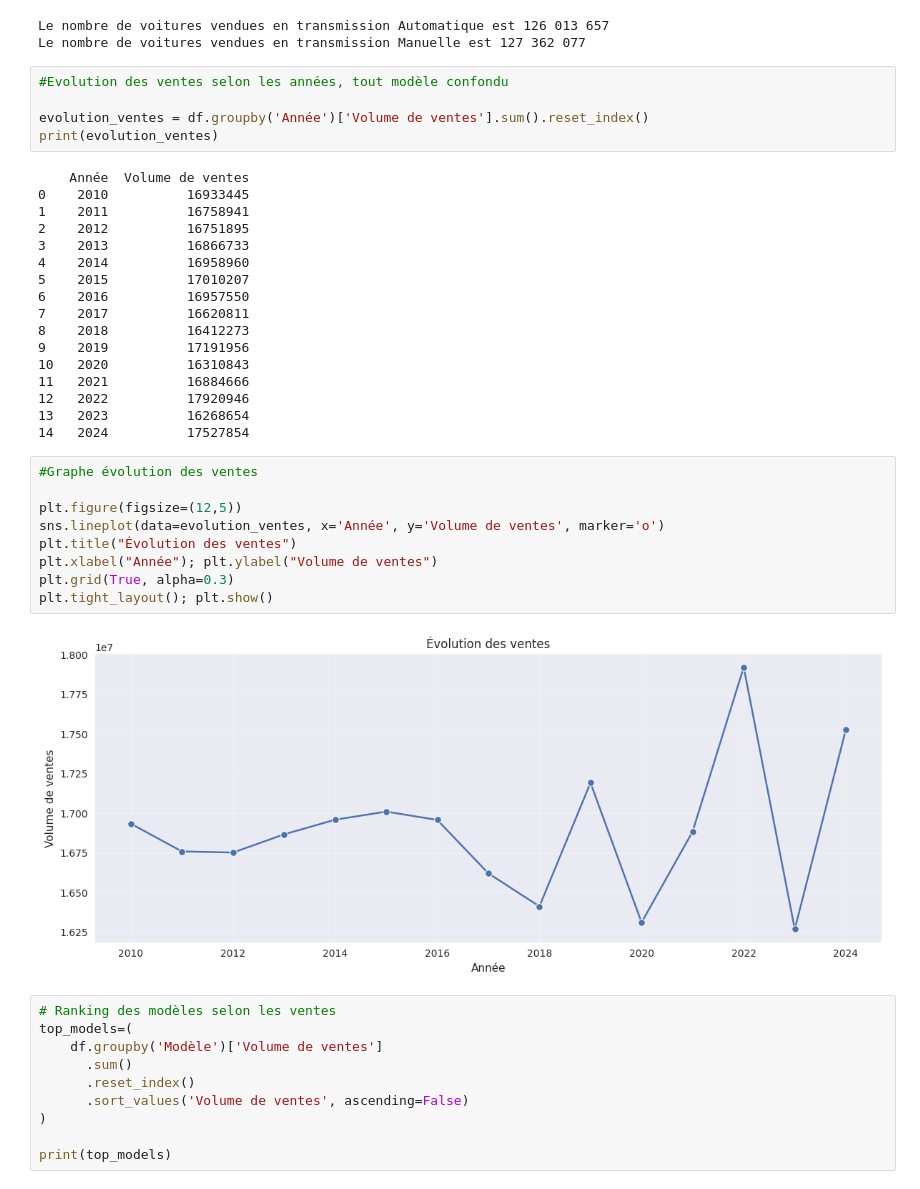
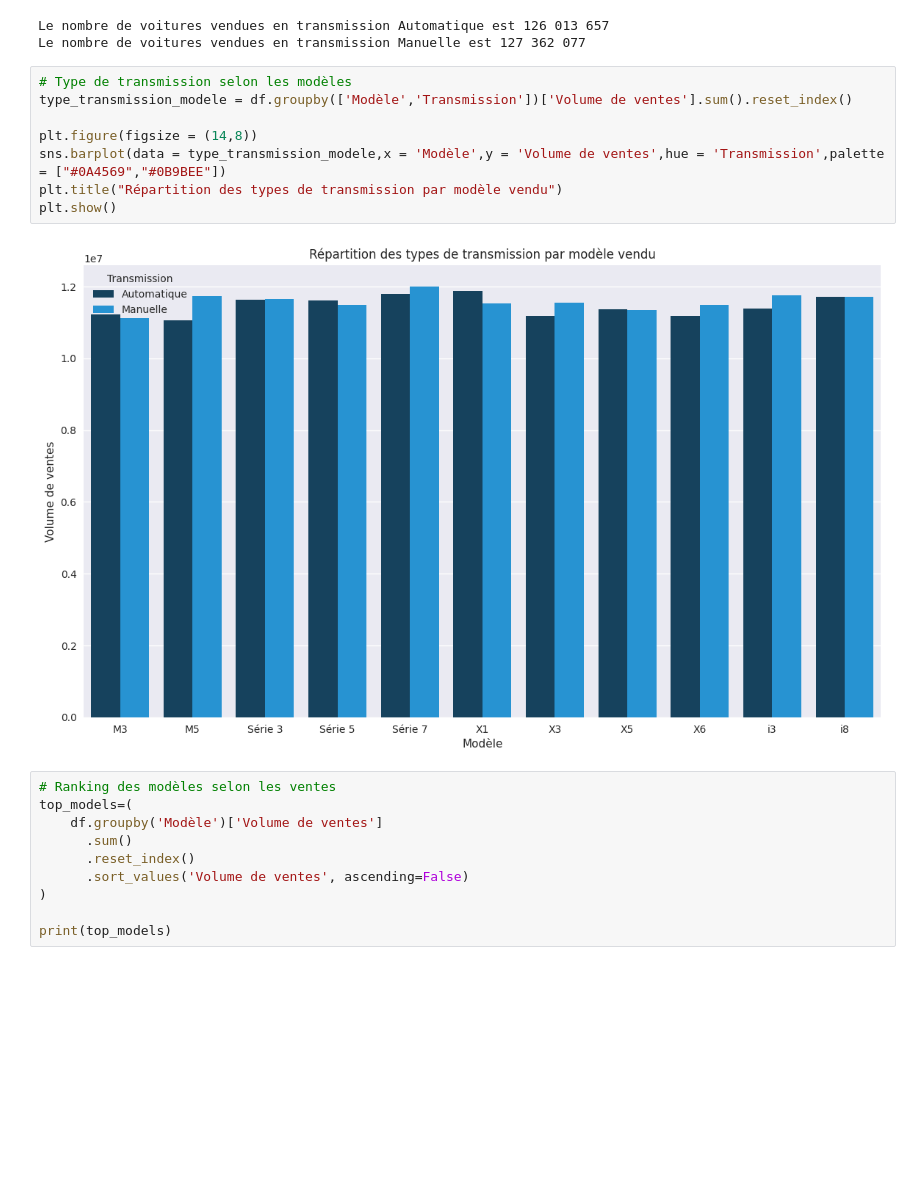
Before and after one commit to Nandaak96/BMW-Worldwide-Sales-Records-2010-2024-, a Jupyter notebook: Traitrement.ipynb, the cells around one changed output. Saved outputs shown, nothing was run; the diff lists cells and outputs as text; blank space fills up the shorter version.

```diff
--- a/Traitrement.ipynb
+++ b/Traitrement.ipynb
@@ -367,39 +423,16 @@ for trans in sorted(df['Transmission'].unique()):
 # %% [output]
 Le nombre de voitures vendues en transmission Automatique est 126 013 657
 Le nombre de voitures vendues en transmission Manuelle est 127 362 077
-# %%
-#Evolution des ventes selon les années, tout modèle confondu
-
-evolution_ventes = df.groupby('Année')['Volume de ventes'].sum().reset_index()
-print(evolution_ventes)
-# %% [output]
-    Année  Volume de ventes
-0    2010          16933445
-1    2011          16758941
-2    2012          16751895
-3    2013          16866733
-4    2014          16958960
-5    2015          17010207
-6    2016          16957550
-7    2017          16620811
-8    2018          16412273
-9    2019          17191956
-10   2020          16310843
-11   2021          16884666
-12   2022          17920946
-13   2023          16268654
-14   2024          17527854
-# %%
-#Graphe évolution des ventes
-
-plt.figure(figsize=(12,5))
-sns.lineplot(data=evolution_ventes, x='Année', y='Volume de ventes', marker='o')
-plt.title("Évolution des ventes")
-plt.xlabel("Année"); plt.ylabel("Volume de ventes")
-plt.grid(True, alpha=0.3)
-plt.tight_layout(); plt.show()
-# %% [output]
-[figure, removed]
+# %%
+# Type de transmission selon les modèles
+type_transmission_modele = df.groupby(['Modèle','Transmission'])['Volume de ventes'].sum().reset_index()
+
+plt.figure(figsize = (14,8))
+sns.barplot(data = type_transmission_modele,x = 'Modèle',y = 'Volume de ventes',hue = 'Transmission',palette = ["#0A4569","#0B9BEE"])
+plt.title("Répartition des types de transmission par modèle vendu")
+plt.show()
+# %% [output]
+[figure, added]
 # %%
 # Ranking des modèles selon les ventes
 top_models=(
```
Also changed, not shown: parts of 9 cells of this notebook, 1 other file.
